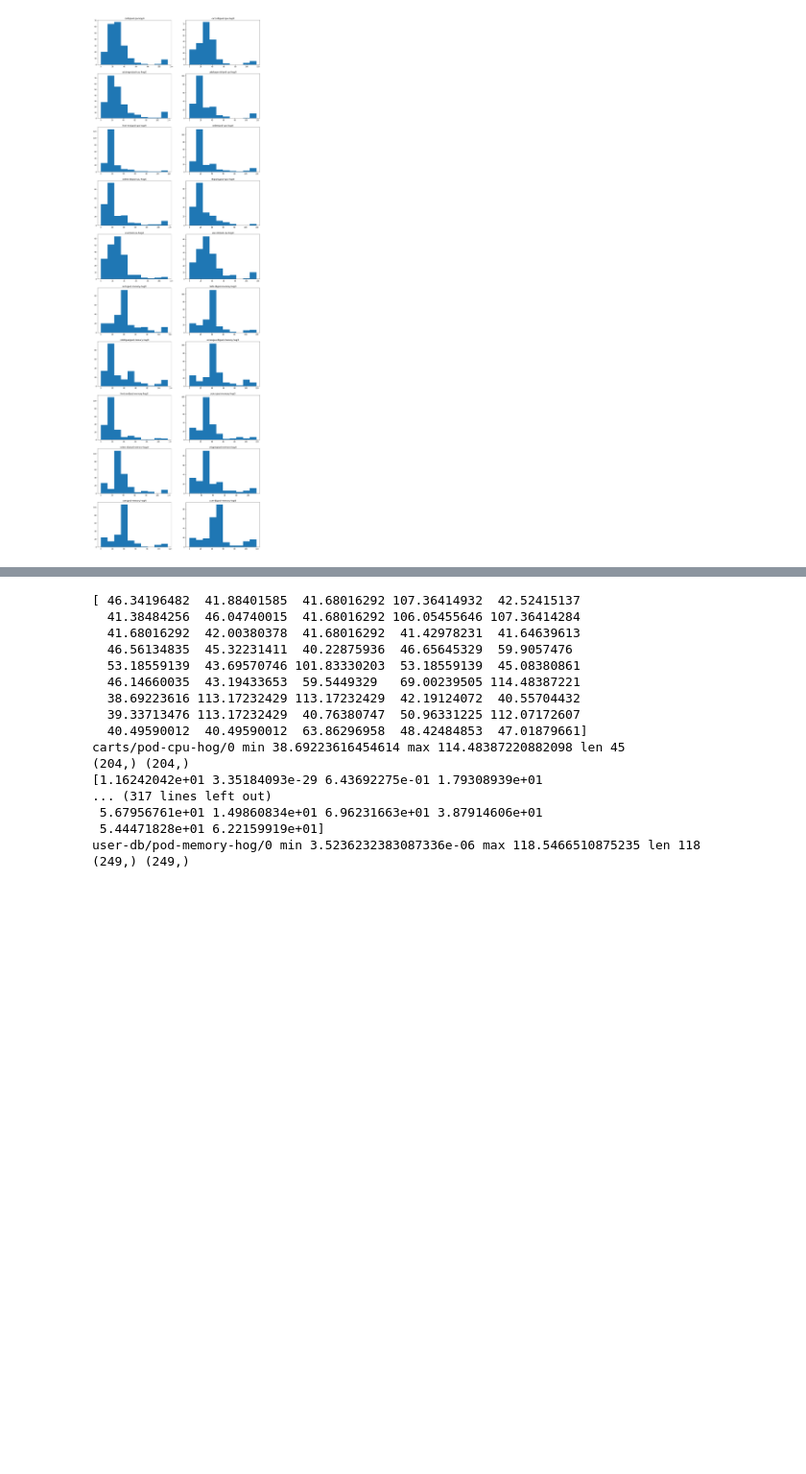
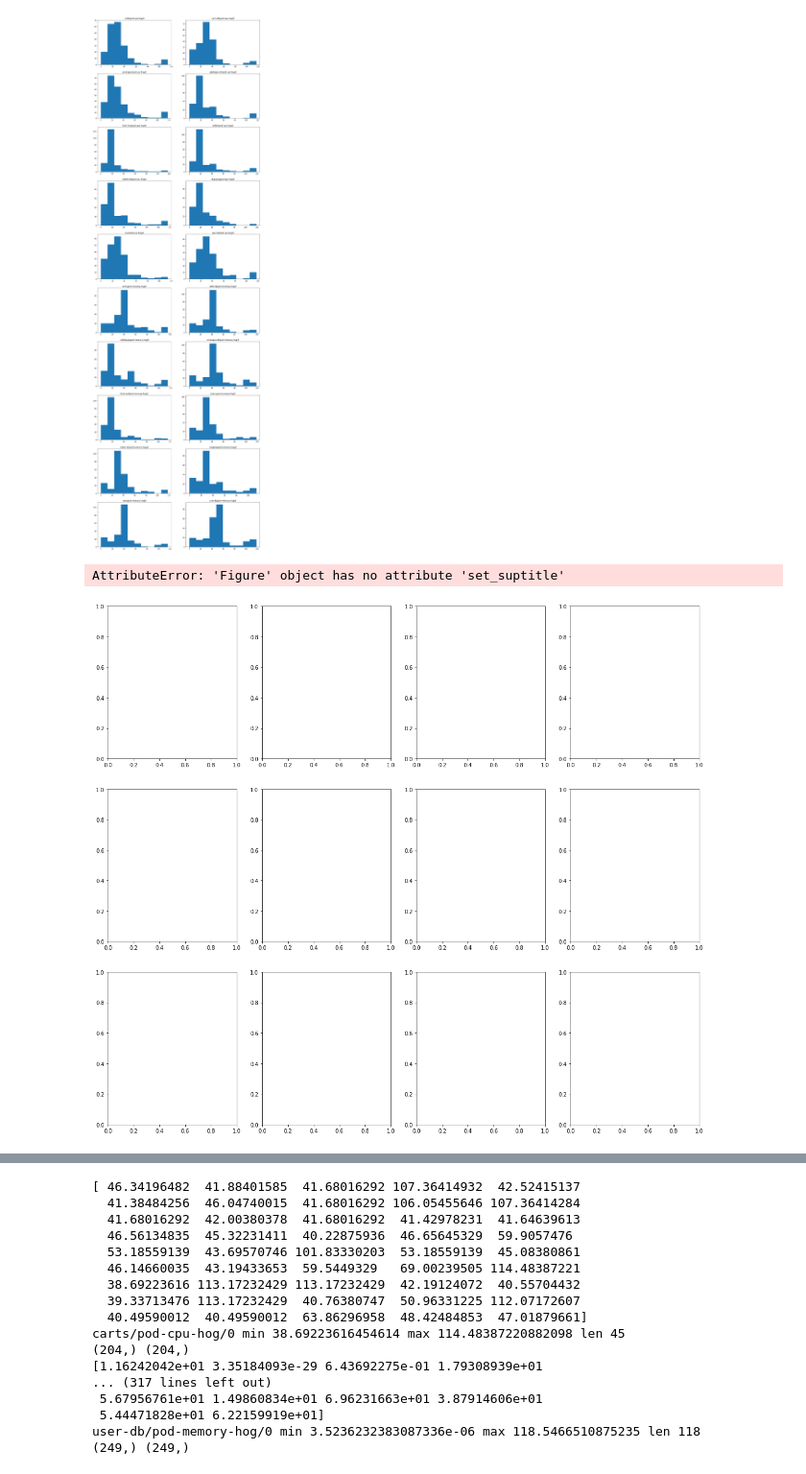
Before and after one commit to ai4sre/meltria-analyzer, a Jupyter notebook: notebooks/residual_integral.ipynb, the cells around one changed output, grey strips where cells are left out. Shown at 96% size. Saved outputs shown, nothing was run; the diff lists cells and outputs as text; code cells hidden in the pictures; blank space fills up the shorter version.

```diff
--- a/notebooks/residual_integral.ipynb
+++ b/notebooks/residual_integral.ipynb
@@ -85,3 +85,25 @@ for record, ax in zip(records, axs.flatten()):
     rss_by_record[record.chaos_case_full()] = max_rsses
 # %% [output]
 [figure]
+# %%
+for record in records:
+    cols = []
+    for col in df.columns:
+        ts = record.data_df[col].to_numpy()
+        if np.all(ts == ts[0]):
+            continue
+        cols.append(col)
+    cols = np.random.choice(cols, 15)
+    fig, axs = plt.subplots(math.ceil(len(cols)//4), ncols=4)
+    fig.set_size_inches(20, 1.2*len(cols))
+    fig.suptitle(record.chaos_case_full())
+    for col, ax in zip(cols, axs.flatten()):
+        ts = record.data_df[col].to_numpy()
+        zscores = scipy.stats.zscore(ts)
+        rsses = residual_integral(zscores)
+        max_rss = np.max(rsses)
+        ax.set_title(col + f"/rss=\n{max_rss:.1f}")
+        ax.plot(ts)
+# %% [output]
+AttributeError: 'Figure' object has no attribute 'set_suptitle'
+[figure, added]
```
Also changed, not shown: parts of 2 cells of this notebook.
